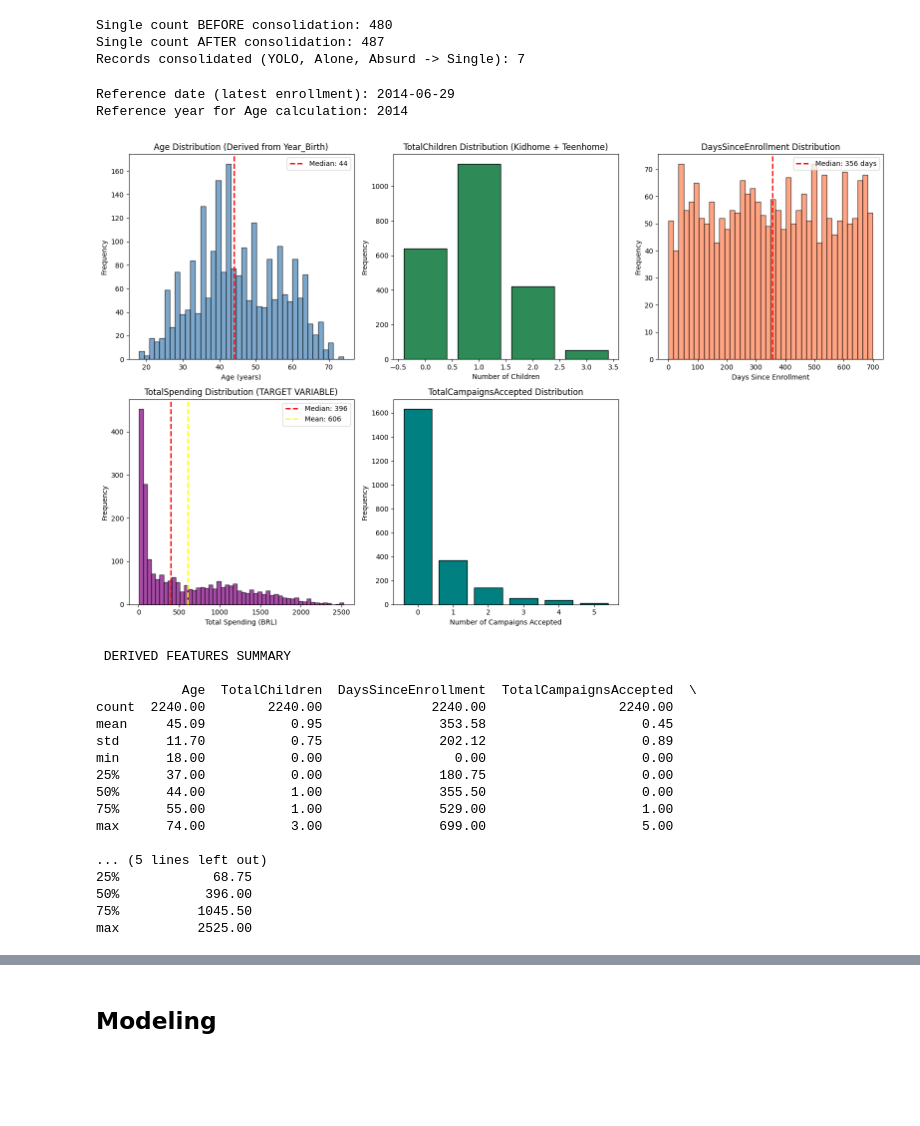
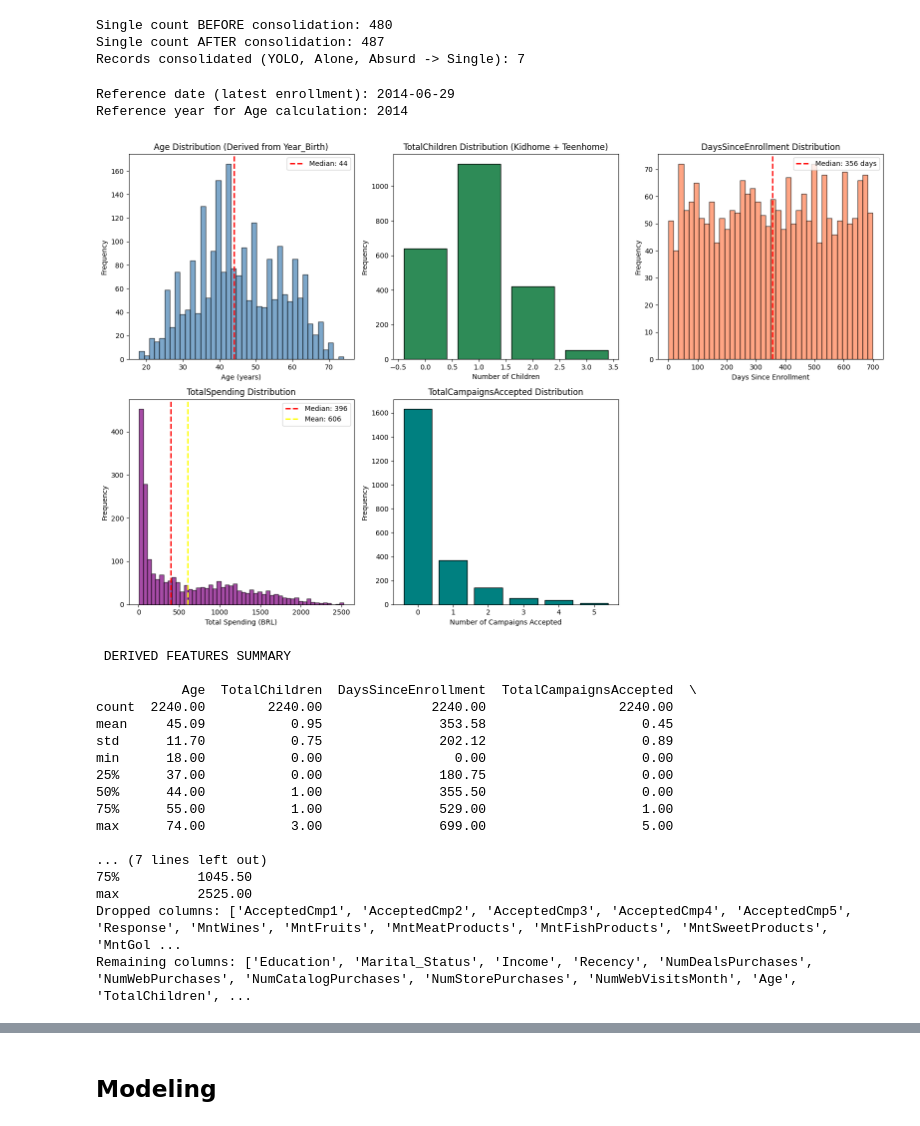
Before and after one commit to dasha-alekseenkova/Business-Intelligence_Lab3, a Jupyter notebook: Cyclists_251201.ipynb, the cells around one changed output, grey strips where cells are left out. Saved outputs shown, nothing was run; the diff lists cells and outputs as text; code cells hidden in the pictures; blank space fills up the shorter version.

```diff
--- a/Cyclists_251201.ipynb
+++ b/Cyclists_251201.ipynb
@@ -1411,10 +1412,13 @@ transform_columns = {
 spending_columns = ['MntWines', 'MntFruits', 'MntMeatProducts',
                    'MntFishProducts', 'MntSweetProducts', 'MntGoldProds']
 
+# Drop excluded columns from ifood_df
+#data selection part
+ifood_df = ifood_df.drop(columns=excluded_columns)
+ifood_df.head()
 end_time_select = now()
-
-print(f"Excluded: {excluded_columns}")
-print(f"Target: TotalSpending = sum({spending_columns})")
+print(f"Dropped columns: {excluded_columns}")
+print(f"Remaining columns: {ifood_df.shape[1]}")
 #############################################
 # Documentation: Select Data Activity
 #############################################
@@ -1839,7 +1918,7 @@ plt.subplot(2, 3, 4)
 plt.hist(ifood_df['TotalSpending'], bins=50, color='purple', edgecolor='black', alpha=0.7)
 plt.axvline(ifood_df['TotalSpending'].median(), color='red', linestyle='--', linewidth=2, label=f"Median: {ifood_df['TotalSpending'].median():.0f}")
 plt.axvline(ifood_df['TotalSpending'].mean(), color='yellow', linestyle='--', linewidth=2, label=f"Mean: {ifood_df['TotalSpending'].mean():.0f}")
-plt.title('TotalSpending Distribution (TARGET VARIABLE)', fontsize=12)
+plt.title('TotalSpending Distribution', fontsize=12)
 plt.xlabel('Total Spending (BRL)')
 plt.ylabel('Frequency')
 plt.legend()
@@ -1859,6 +1938,12 @@ plt.show()
 print(" DERIVED FEATURES SUMMARY \n")
 derived_cols = ['Age', 'TotalChildren', 'DaysSinceEnrollment', 'TotalCampaignsAccepted', 'TotalSpending']
 print(ifood_df[derived_cols].describe().round(2))
+
+# Drop original columns that have been transformed into derived features
+columns_to_drop = campaign_columns + spending_columns + ['Year_Birth', 'Kidhome', 'Teenhome', 'Dt_Customer']
+ifood_df = ifood_df.drop(columns=columns_to_drop)
+print(f"Dropped columns: {columns_to_drop}")
+print(f"Remaining columns: {list(ifood_df.columns)}")
 
 end_time_derived = now()
 
@@ -1878,34 +1963,34 @@ create_derived_activity = [
     f':create_derived_attributes rdf:type prov:Activity .',
     f':create_derived_attributes sc:isPartOf :data_preparation_phase .',
     f':create_derived_attributes rdfs:label "Task 3.3.1 - Create Derived Attributes" .',
     f':create_derived_attributes rdfs:comment """{derived_comment}""" .',
     f':create_derived_attributes prov:startedAtTime "{start_time_derived}"^^xsd:dateTime .',
     f':create_derived_attributes prov:endedAtTime "{end_time_derived}"^^xsd:dateTime .',
 
     # Executor association
     f':create_derived_attributes prov:qualifiedAssociation :{derived_ass_uuid_executor} .',
     f':{derived_ass_uuid_executor} prov:agent :{executed_by} .',
     f':{derived_ass_uuid_executor} rdf:type prov:Association .',
     f':{derived_ass_uuid_executor} prov:hadRole :{code_executor_role} .',
 
     # Writer association
     f':create_derived_attributes prov:qualifiedAssociation :{derived_ass_uuid_writer} .',
     f':{derived_ass_uuid_writer} prov:agent :{construct_derived_code_writer} .',
     f':{derived_ass_uuid_writer} rdf:type prov:Association .',
     f':{derived_ass_uuid_writer} prov:hadRole :{code_writer_role} .',
 
     # Input/Output entities
     f':create_derived_attributes prov:used :marital_cleaned_data .',
     f':derived_features_data rdf:type prov:Entity .',
     f':derived_features_data prov:wasGeneratedBy :create_derived_attributes .',
     f':derived_features_data prov:wasDerivedFrom :marital_cleaned_data .',
     f':derived_features_data rdfs:label "Dataset with Derived Features" .',
 ]
 engine.insert(create_derived_activity, prefixes=prefixes)
 # %% [output]
 Reference date (latest enrollment): 2014-06-29
 Reference year for Age calculation: 2014
-[figure, old version]
+[figure, new version]
  DERIVED FEATURES SUMMARY
 
            Age  TotalChildren  DaysSinceEnrollment  TotalCampaignsAccepted  \
@@ -1918,8 +2003,8 @@ min      18.00           0.00                 0.00                    0.00
 75%      55.00           1.00               529.00                    1.00
 max      74.00           3.00               699.00                    5.00
 
-... (5 lines left out)
-25%            68.75
-50%           396.00
+... (7 lines left out)
 75%          1045.50
 max          2525.00
+Dropped columns: ['AcceptedCmp1', 'AcceptedCmp2', 'AcceptedCmp3', 'AcceptedCmp4', 'AcceptedCmp5', 'Response', 'MntWines', 'MntFruits', 'MntMeatProducts', 'MntFishProducts', 'MntSweetProducts', 'MntGol ...
+Remaining columns: ['Education', 'Marital_Status', 'Income', 'Recency', 'NumDealsPurchases', 'NumWebPurchases', 'NumCatalogPurchases', 'NumStorePurchases', 'NumWebVisitsMonth', 'Age', 'TotalChildren', ...
```
Also changed, not shown: parts of 11 cells of this notebook.
